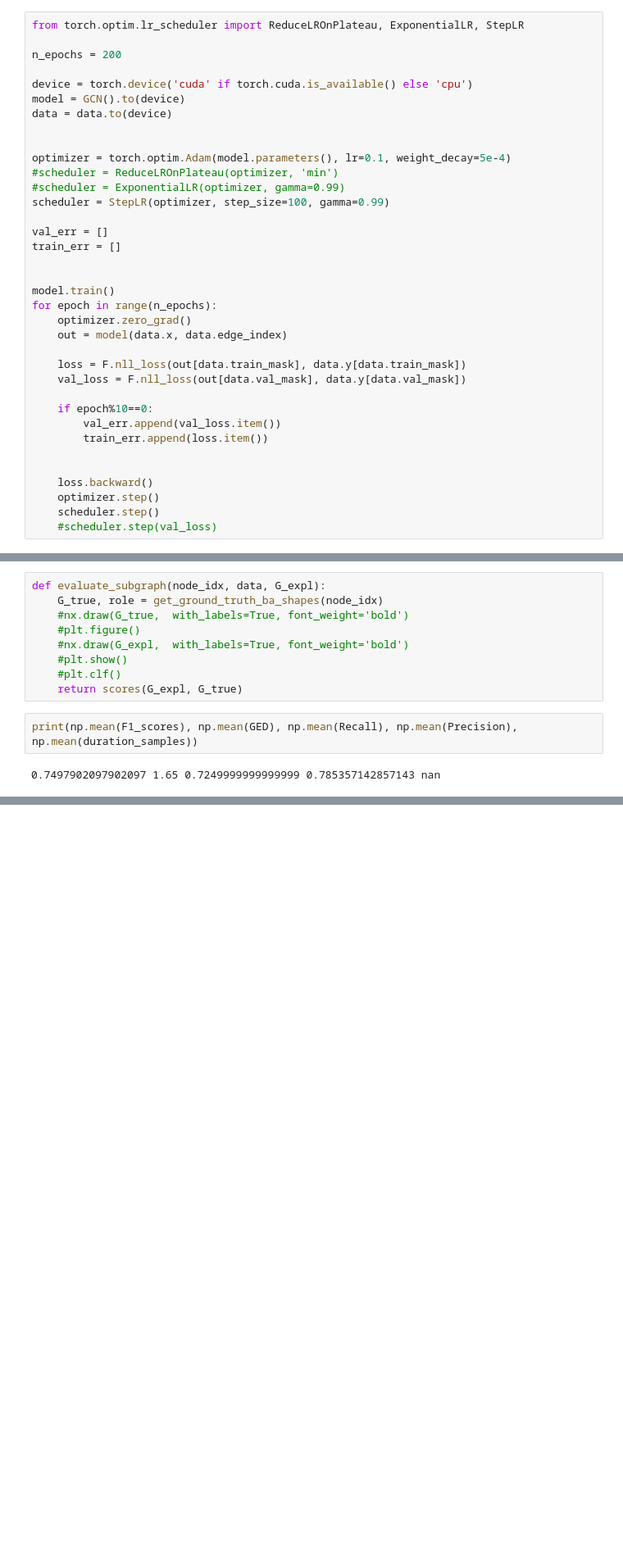
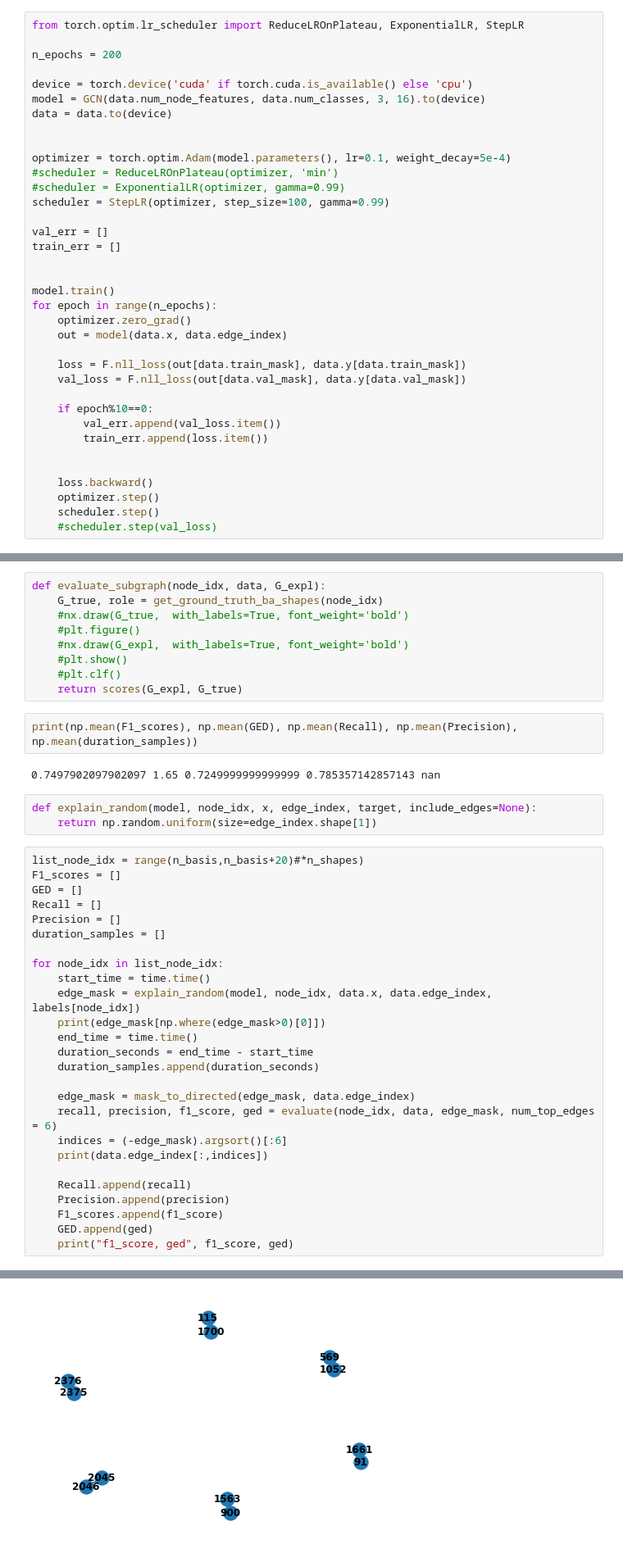
Before and after one commit to GraphFramEx/graphframex, a Jupyter notebook: test.ipynb, the cells around one changed output, grey strips where cells are left out. Shown at 82% size. Cells and saved outputs as stored; diff of their text form; blank space fills up the shorter version.

```diff
--- a/test.ipynb
+++ b/test.ipynb
@@ -321,7 +340,7 @@ from torch.optim.lr_scheduler import ReduceLROnPlateau, ExponentialLR, StepLR
 n_epochs = 200
 
 device = torch.device('cuda' if torch.cuda.is_available() else 'cpu')
-model = GCN().to(device)
+model = GCN(data.num_node_features, data.num_classes, 3, 16).to(device)
 data = data.to(device)
 
 
@@ -2192,3 +974,33 @@ def evaluate_subgraph(node_idx, data, G_expl):
 print(np.mean(F1_scores), np.mean(GED), np.mean(Recall), np.mean(Precision), np.mean(duration_samples))
 # %% [output]
 0.7497902097902097 1.65 0.7249999999999999 0.785357142857143 nan
+# %%
+def explain_random(model, node_idx, x, edge_index, target, include_edges=None):
+    return np.random.uniform(size=edge_index.shape[1])
+# %%
+list_node_idx = range(n_basis,n_basis+20)#*n_shapes)
+F1_scores = []
+GED = []
+Recall = []
+Precision = []
+duration_samples = []
+
+for node_idx in list_node_idx:
+    start_time = time.time()
+    edge_mask = explain_random(model, node_idx, data.x, data.edge_index, labels[node_idx])
+    print(edge_mask[np.where(edge_mask>0)[0]])
+    end_time = time.time()
+    duration_seconds = end_time - start_time
+    duration_samples.append(duration_seconds)
+
+    edge_mask = mask_to_directed(edge_mask, data.edge_index)
+    recall, precision, f1_score, ged = evaluate(node_idx, data, edge_mask, num_top_edges = 6)
+    indices = (-edge_mask).argsort()[:6]
+    print(data.edge_index[:,indices])
+
+    Recall.append(recall)
+    Precision.append(precision)
+    F1_scores.append(f1_score)
+    GED.append(ged)
+    print("f1_score, ged", f1_score, ged)
+# %% [output]
@@ -2194,0 +1008 @@ print(np.mean(F1_scores), np.mean(GED), np.mean(Recall), np.mean(Precision), np.
+[figure, added]
```
Also changed, not shown: parts of 13 cells of this notebook, 4 other files.
